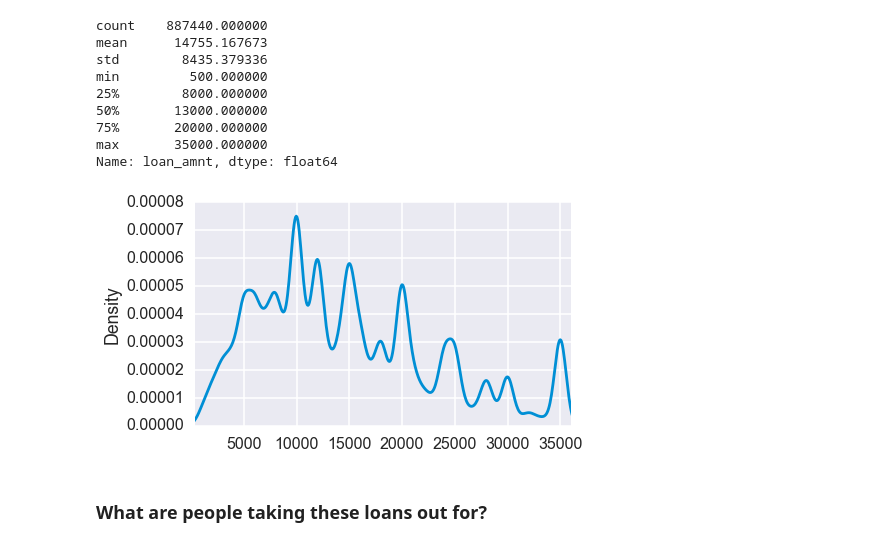
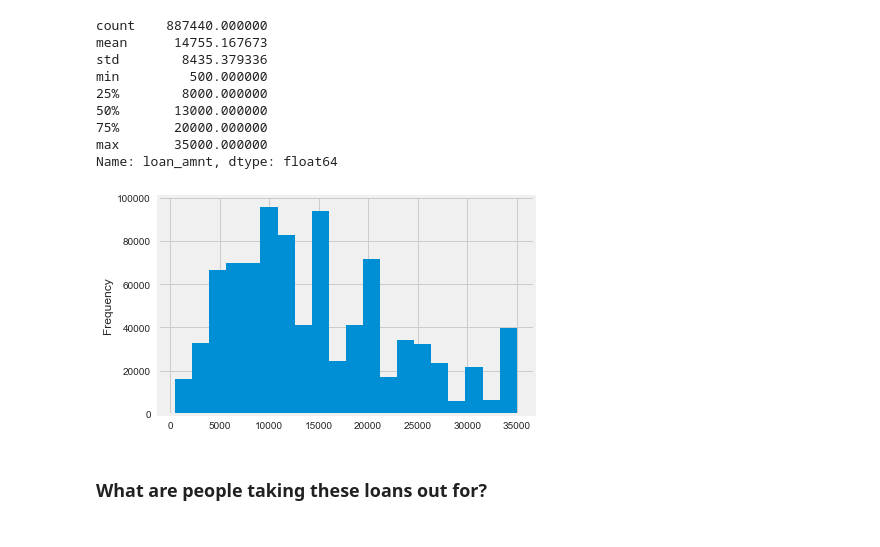
Before and after one commit to anishb/lending_club_analysis, a Jupyter notebook: Lending Club Analysis.ipynb, the cells around one changed output. Drawn from its saved outputs; the diff is of its cells as text; code cells hidden in the pictures.

```diff
--- a/Lending Club Analysis.ipynb
+++ b/Lending Club Analysis.ipynb
@@ -2,7 +2,7 @@
 import pandas as pd
 import numpy as np
 import matplotlib.pyplot as plt
-plt.style.use('seaborn-poster')
+plt.style.use('fivethirtyeight')
 import seaborn as sns
 from wordcloud import WordCloud, STOPWORDS
 %matplotlib inline
@@ -81,9 +81,9 @@ min         500.000000
 max       35000.000000
 Name: loan_amnt, dtype: float64
 # %%
-loans.loan_amnt.plot(kind='kde', xlim=(400, 36000), x='Loan Amount');
+loans.loan_amnt.plot(kind='hist', bins=20, x='Loan Amount');
 # %% [output]
-[figure, old version]
+[figure, new version]
 # %% [markdown]
 ### What are people taking these loans out for?
 # %%
```
Also changed, not shown: parts of 7 cells of this notebook.
